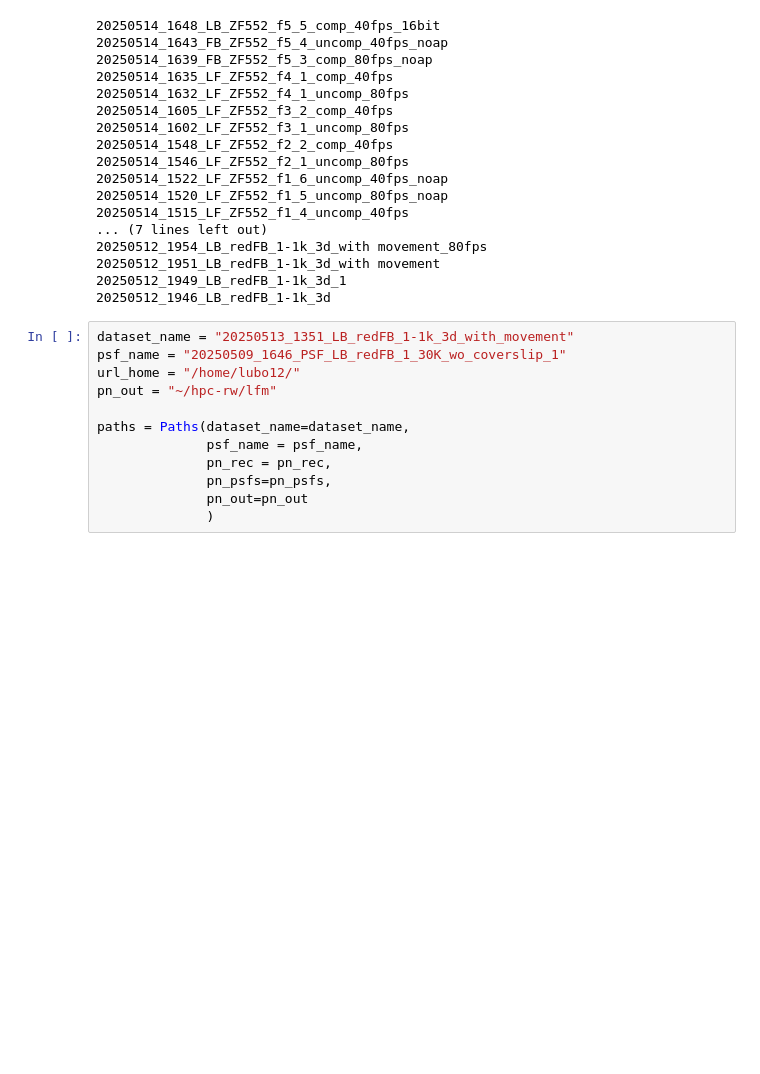
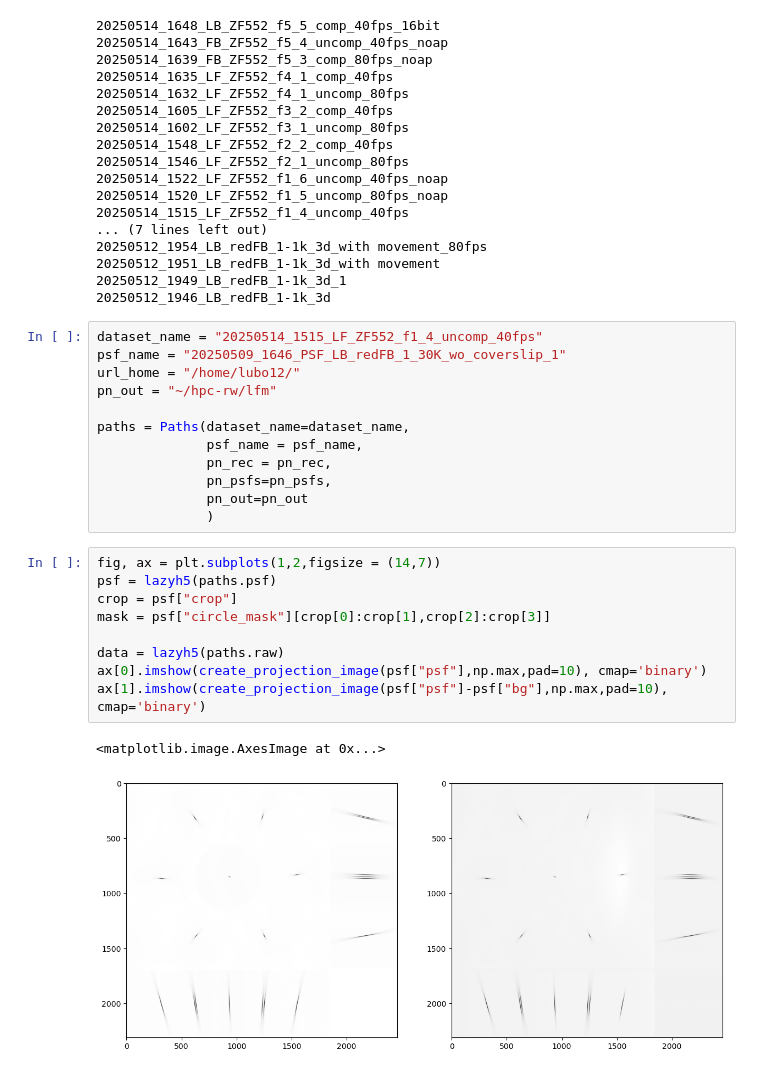
Before and after one commit to LukBorn/LFM, a Jupyter notebook: imaging/deconvolve_recording.ipynb, the cells around one changed output. Drawn from its saved outputs; the diff is of its cells as text; blank space fills up the shorter version.

```diff
--- a/imaging/deconvolve_recording.ipynb
+++ b/imaging/deconvolve_recording.ipynb
@@ -55,7 +62,7 @@ print('\n'.join(recs))
 20250512_1949_LB_redFB_1-1k_3d_1
 20250512_1946_LB_redFB_1-1k_3d
 # %%
-dataset_name = "20250513_1351_LB_redFB_1-1k_3d_with_movement"
+dataset_name = "20250514_1515_LF_ZF552_f1_4_uncomp_40fps"
 psf_name = "20250509_1646_PSF_LB_redFB_1_30K_wo_coverslip_1"
 url_home = "/home/lubo12/"
 pn_out = "~/hpc-rw/lfm"
@@ -66,3 +73,15 @@ paths = Paths(dataset_name=dataset_name,
               pn_psfs=pn_psfs,
               pn_out=pn_out
               )
+# %%
+fig, ax = plt.subplots(1,2,figsize = (14,7))
+psf = lazyh5(paths.psf)
+crop = psf["crop"]
+mask = psf["circle_mask"][crop[0]:crop[1],crop[2]:crop[3]]
+
+data = lazyh5(paths.raw)
+ax[0].imshow(create_projection_image(psf["psf"],np.max,pad=10), cmap='binary')
+ax[1].imshow(create_projection_image(psf["psf"]-psf["bg"],np.max,pad=10), cmap='binary')
+# %% [output]
+<matplotlib.image.AxesImage at 0x...>
+[figure, added]
```
Also changed, not shown: parts of 13 cells of this notebook, 3 other files.
